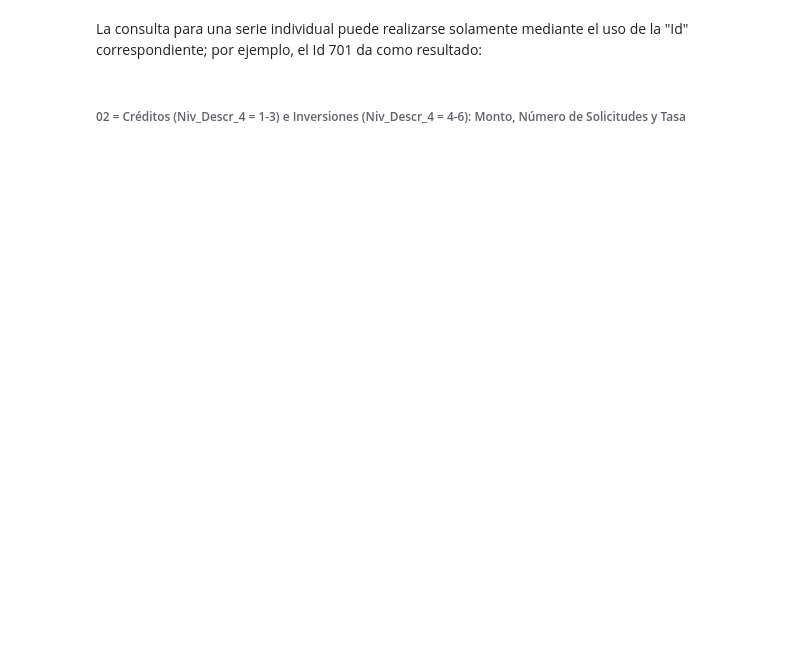
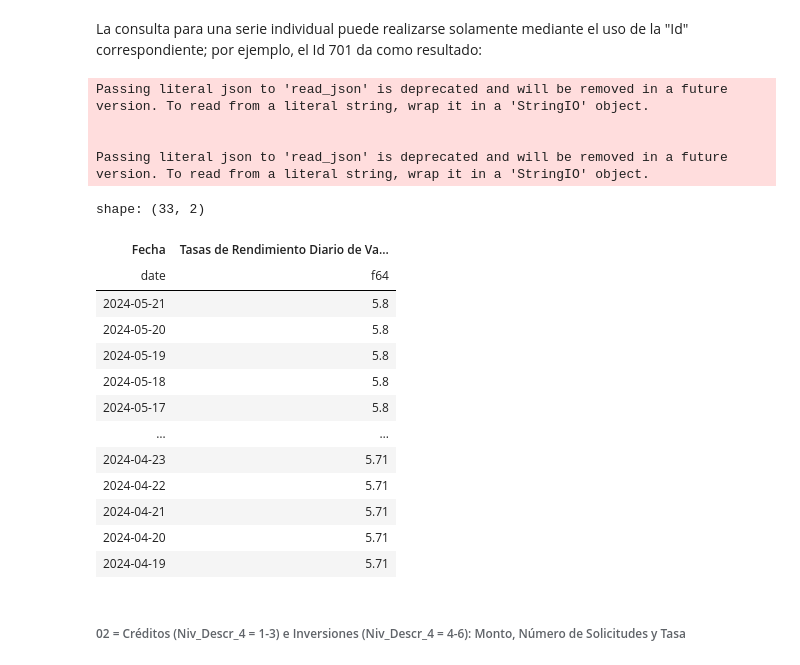
Before and after one commit to investigacioneconomicabch/BCH_Webpge, a Jupyter notebook: BCH_API_Python.ipynb, the cells around one changed output. Saved outputs shown, nothing was run; the diff lists cells and outputs as text; code cells hidden in the pictures; blank space fills up the shorter version.

```diff
--- a/BCH_API_Python.ipynb
+++ b/BCH_API_Python.ipynb
@@ -353,8 +235,27 @@ La consulta para una serie individual puede realizarse solamente mediante el uso
 # %%
 Id = 1701
 df = get_df(Id)
-get_plot(Id)
+# get_plot(Id)
 df
+# %% [output]
+Passing literal json to 'read_json' is deprecated and will be removed in a future version. To read from a literal string, wrap it in a 'StringIO' object.
+
+
+Passing literal json to 'read_json' is deprecated and will be removed in a future version. To read from a literal string, wrap it in a 'StringIO' object.
+shape: (33, 2)
+| Fecha | Tasas de Rendimiento Diario de Va... |
+| date | f64 |
+| 2024-05-21 | 5.8 |
+| 2024-05-20 | 5.8 |
+| 2024-05-19 | 5.8 |
+| 2024-05-18 | 5.8 |
+| 2024-05-17 | 5.8 |
+| … | … |
+| 2024-04-23 | 5.71 |
+| 2024-04-22 | 5.71 |
+| 2024-04-21 | 5.71 |
+| 2024-04-20 | 5.71 |
+| 2024-04-19 | 5.71 |
 # %% [markdown]
 ###### 02 = Créditos (Niv_Descr_4 = 1-3) e Inversiones (Niv_Descr_4 = 4-6): Monto, Número de Solicitudes y Tasa
 # %%
```
Also changed, not shown: parts of 226 cells of this notebook, 8 other files.
